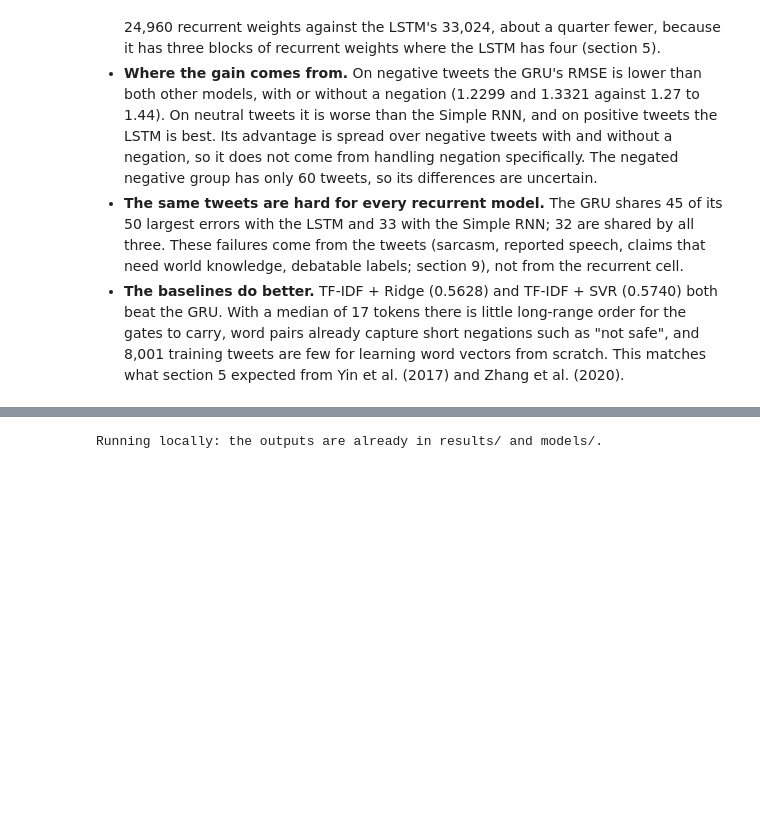
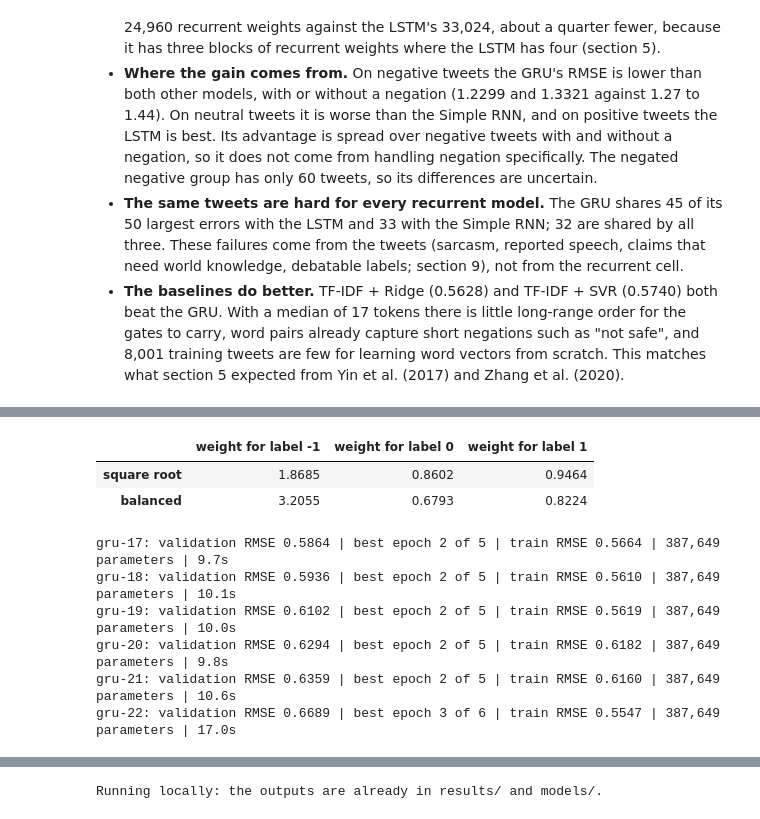
Before and after one commit to Adossi-design/vaccine-sentiment-sequential-models, a Jupyter notebook: notebooks/04_gru.ipynb, the cells around one changed output, grey strips where cells are left out. Drawn from its saved outputs; the diff is of its cells as text; code cells hidden in the pictures; blank space fills up the shorter version.

```diff
--- a/notebooks/04_gru.ipynb
+++ b/notebooks/04_gru.ipynb
@@ -304,7 +304,14 @@ Each run seeds Python, NumPy and Keras first, trains for at most `MAX_EPOCHS` ep
 **What the validation set is used for.** The shared split has no separate test set, so the validation set is also used during training: to decide when to stop, and in section 8 to choose the final configuration. The same tweets then give the reported RMSE. That number is therefore somewhat optimistic; it is not an independent test score. The seed runs in section 8 show how much of any difference is chance.
 # %%
 RESULTS = {}
-LOG_PATH.unlink(missing_ok=True)  # the log is rebuilt on every full run; observations live in section 11
+LOG_PATH.unlink(missing_ok=True)  # the log is rebuilt on every full run; observations live in section 12
+
+
+def loss_weights(class_weights):
+    # One loss weight per training tweet, looked up from its label (section 11); None weights every tweet equally.
+    if class_weights is None:
+        return None
+    return np.array([class_weights[str(int(label))] for label in y_train], dtype="float32")
 
 
 def run_experiment(run_id, config, change, seed=common.SEED):
@@ -315,7 +322,8 @@ def run_experiment(run_id, config, change, seed=common.SEED):
                       config["dropout"], config["learning_rate"])
     stop = keras.callbacks.EarlyStopping(monitor="val_loss", patience=PATIENCE, restore_best_weights=True)
     start = time.perf_counter()
-    history = model.fit(X_train, y_train, validation_data=(X_val, y_val), epochs=MAX_EPOCHS,
+    history = model.fit(X_train, y_train, sample_weight=loss_weights(config.get("class_weights")),
+                        validation_data=(X_val, y_val), epochs=MAX_EPOCHS,
                         batch_size=config["batch_size"], callbacks=[stop], verbose=0).history
     seconds = time.perf_counter() - start
     pred = model.predict(X_val, batch_size=512, verbose=0).ravel()
@@ -751,0 +771,27 @@ Shared tweets among the 50 largest errors: gru/rnn 33, gru/lstm 45, rnn/lstm 35,
+# %%
+train_counts = pd.Series(y_train).value_counts().sort_index()  # training tweets per label
+balanced = len(y_train) / (len(train_counts) * train_counts)
+root = np.sqrt(balanced)
+root = root * len(y_train) / (root * train_counts).sum()  # rescaled so the mean weight per tweet is 1
+WEIGHTINGS = {name: {str(int(label)): round(float(w), 4) for label, w in weights.items()}
+              for name, weights in {"square root": root, "balanced": balanced}.items()}
+display(pd.DataFrame(WEIGHTINGS).T.rename(columns=lambda c: f"weight for label {c}"))
+
+ROUND_3 = {"square root": ["gru-17", "gru-18", "gru-19"], "balanced": ["gru-20", "gru-21", "gru-22"]}
+for name, run_ids in ROUND_3.items():
+    w = WEIGHTINGS[name]
+    for run_id, seed in zip(run_ids, (42, 43, 44)):
+        run_experiment(run_id, {**FINAL, "class_weights": w},
+                       f"Class weighting ({name}: -1 {w['-1']}, 0 {w['0']}, 1 {w['1']}) on the final configuration "
+                       f"({FINAL_RUN}), seed {seed}: does a larger loss weight on negative tweets move their "
+                       f"predictions away from the mean?", seed=seed)
+# %% [output]
+|  | weight for label -1 | weight for label 0 | weight for label 1 |
+| square root | 1.8685 | 0.8602 | 0.9464 |
+| balanced | 3.2055 | 0.6793 | 0.8224 |
+gru-17: validation RMSE 0.5864 | best epoch 2 of 5 | train RMSE 0.5664 | 387,649 parameters | 9.7s
+gru-18: validation RMSE 0.5936 | best epoch 2 of 5 | train RMSE 0.5610 | 387,649 parameters | 10.1s
+gru-19: validation RMSE 0.6102 | best epoch 2 of 5 | train RMSE 0.5619 | 387,649 parameters | 10.0s
+gru-20: validation RMSE 0.6294 | best epoch 2 of 5 | train RMSE 0.6182 | 387,649 parameters | 9.8s
+gru-21: validation RMSE 0.6359 | best epoch 2 of 5 | train RMSE 0.6160 | 387,649 parameters | 10.6s
+gru-22: validation RMSE 0.6689 | best epoch 3 of 6 | train RMSE 0.5547 | 387,649 parameters | 17.0s
```
Also changed, not shown: parts of 11 cells of this notebook, 3 other files.
